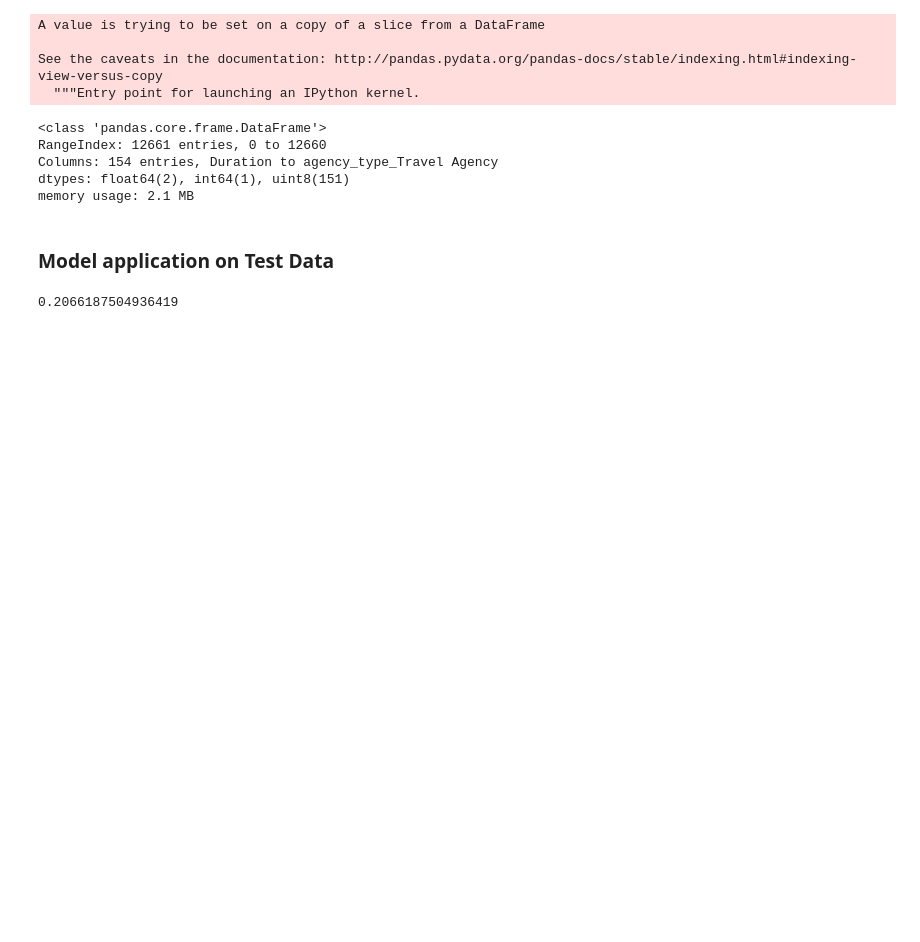
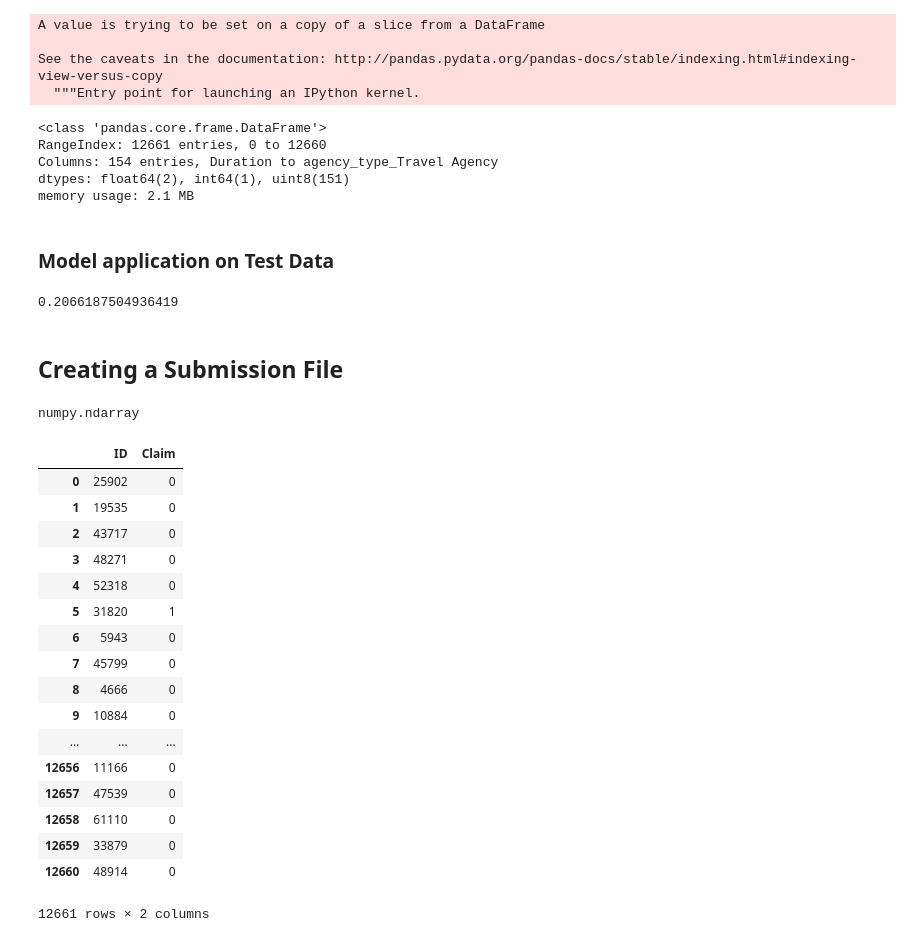
Before and after one commit to prernasinghal88/Are-you-sure-to-Insure-, a Jupyter notebook: Insurer_submission.ipynb, the cells around one changed output. Saved outputs shown, nothing was run; the diff lists cells and outputs as text; code cells hidden in the pictures; blank space fills up the shorter version.

```diff
--- a/Insurer_submission.ipynb
+++ b/Insurer_submission.ipynb
@@ -731,3 +731,40 @@ test_pred = model_LR.predict(test)
 test_pred.mean()
 # %% [output]
 0.2066187504936419
+# %% [markdown]
+## Creating a Submission File
+# %%
+test_copy = pd.read_csv('/content/drive/My Drive/Colab Notebooks/greyatom/test.csv')
+# %%
+type(test_pred)
+# %% [output]
+numpy.ndarray
+# %%
+ex_dic = {
+    'ID': test_copy['ID'],
+    'Claim': test_pred
+}
+# %%
+columns = ['ID', 'Claim']
+# %%
+submission = pd.DataFrame(ex_dic, columns=columns)
+submission
+# %% [output]
+|  | ID | Claim |
+| 0 | 25902 | 0 |
+| 1 | 19535 | 0 |
+| 2 | 43717 | 0 |
+| 3 | 48271 | 0 |
+| 4 | 52318 | 0 |
+| 5 | 31820 | 1 |
+| 6 | 5943 | 0 |
+| 7 | 45799 | 0 |
+| 8 | 4666 | 0 |
+| 9 | 10884 | 0 |
+| ... | ... | ... |
+| 12656 | 11166 | 0 |
+| 12657 | 47539 | 0 |
+| 12658 | 61110 | 0 |
+| 12659 | 33879 | 0 |
+| 12660 | 48914 | 0 |
+12661 rows × 2 columns
```
Also changed, not shown: parts of 3 cells of this notebook.
